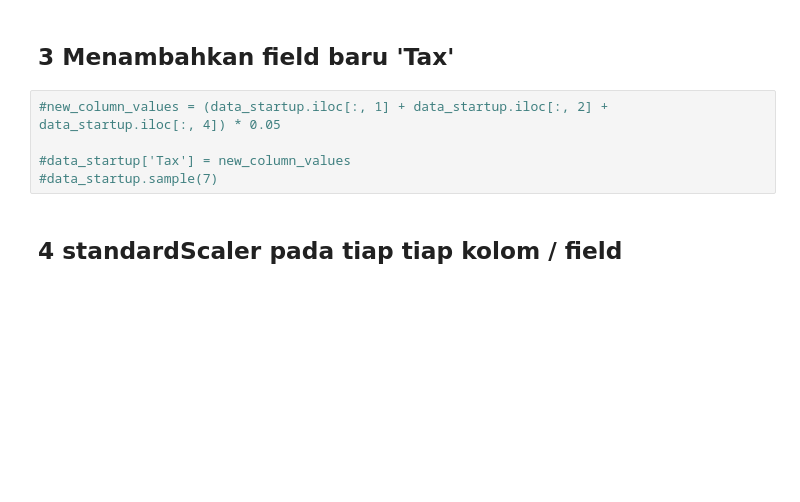
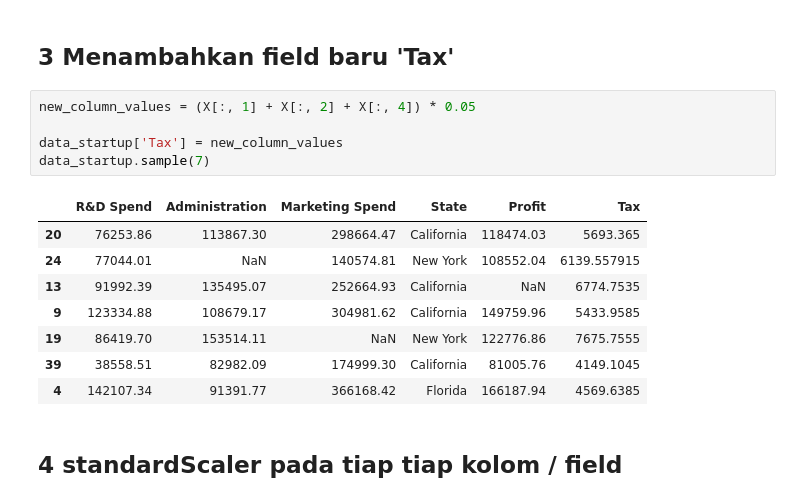
Before and after one commit to gustavchris/UTS-Data-Mining, a Jupyter notebook: UTS.ipynb, the cells around one changed output. Saved outputs shown, nothing was run; the diff lists cells and outputs as text; blank space fills up the shorter version.

```diff
--- a/UTS.ipynb
+++ b/UTS.ipynb
@@ -341,10 +341,19 @@ df
 # %% [markdown]
 ## 3 Menambahkan field baru 'Tax'
 # %%
-#new_column_values = (data_startup.iloc[:, 1] + data_startup.iloc[:, 2] + data_startup.iloc[:, 4]) * 0.05
+new_column_values = (X[:, 1] + X[:, 2] + X[:, 4]) * 0.05
 
-#data_startup['Tax'] = new_column_values
-#data_startup.sample(7)
+data_startup['Tax'] = new_column_values
+data_startup.sample(7)
+# %% [output]
+|  | R&D Spend | Administration | Marketing Spend | State | Profit | Tax |
+| 20 | 76253.86 | 113867.30 | 298664.47 | California | 118474.03 | 5693.365 |
+| 24 | 77044.01 | NaN | 140574.81 | New York | 108552.04 | 6139.557915 |
+| 13 | 91992.39 | 135495.07 | 252664.93 | California | NaN | 6774.7535 |
+| 9 | 123334.88 | 108679.17 | 304981.62 | California | 149759.96 | 5433.9585 |
+| 19 | 86419.70 | 153514.11 | NaN | New York | 122776.86 | 7675.7555 |
+| 39 | 38558.51 | 82982.09 | 174999.30 | California | 81005.76 | 4149.1045 |
+| 4 | 142107.34 | 91391.77 | 366168.42 | Florida | 166187.94 | 4569.6385 |
 # %% [markdown]
 ## 4 standardScaler pada tiap tiap kolom / field
 # %%
```
